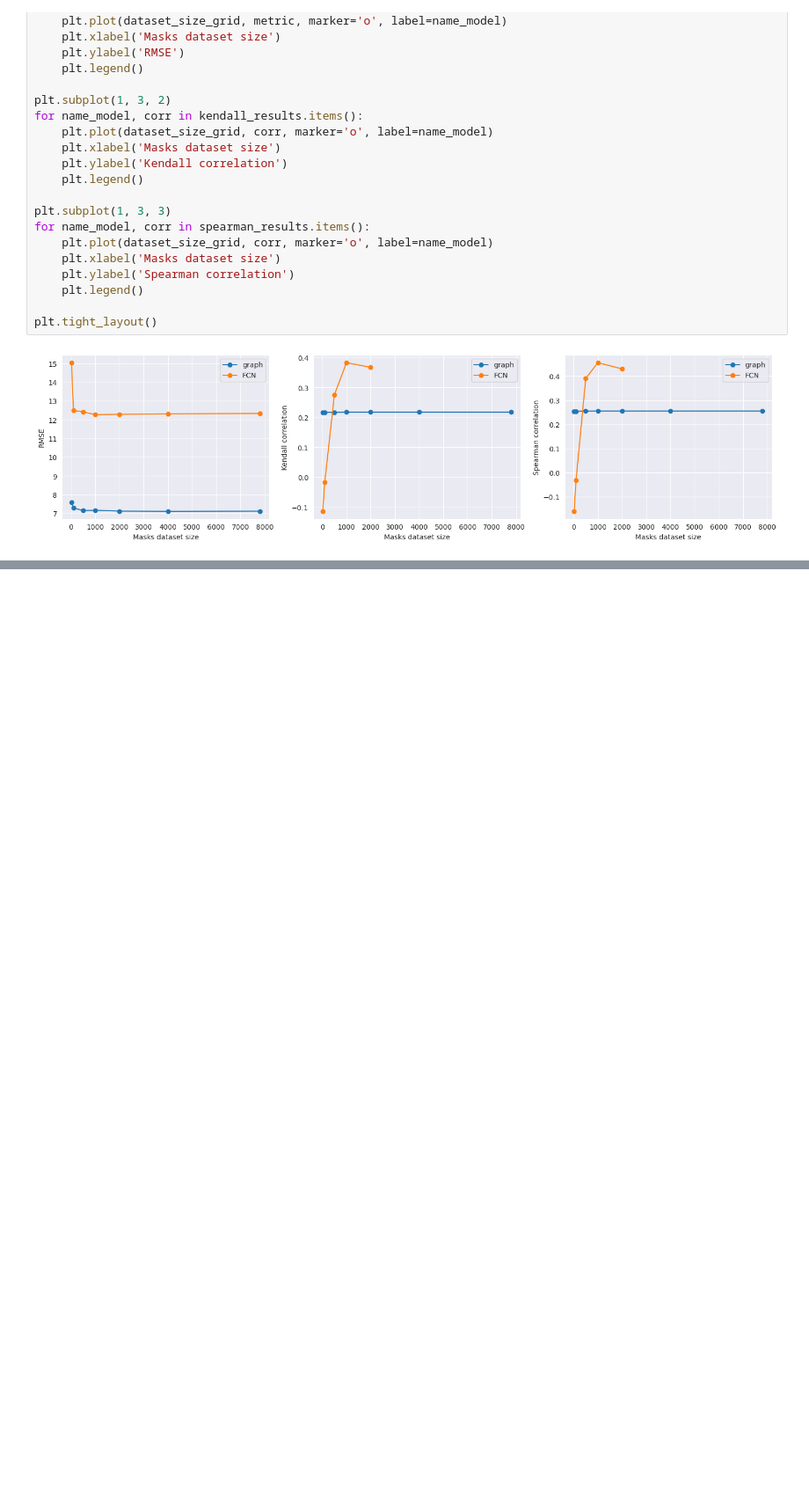
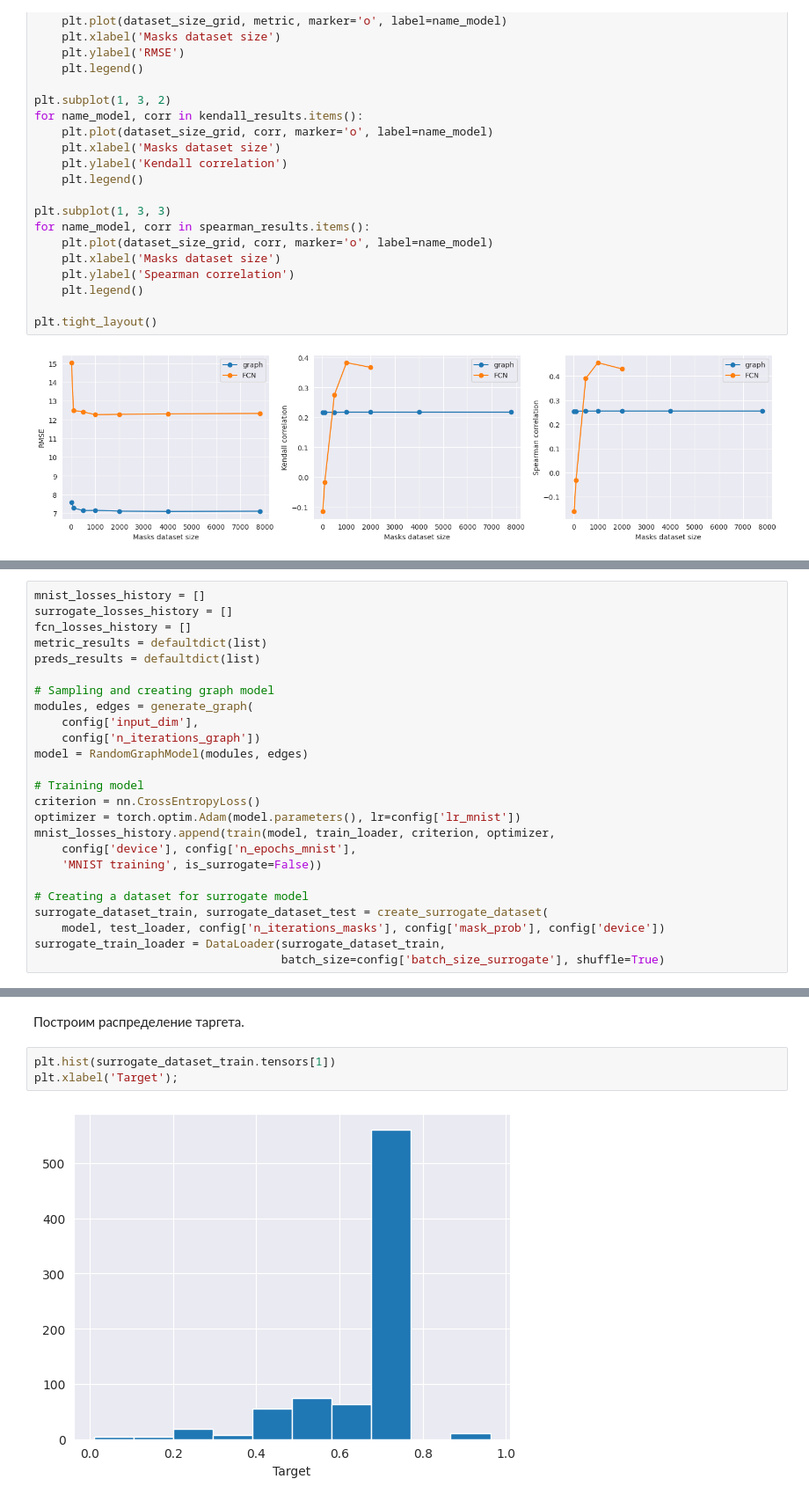
Before and after one commit to intsystems/Zero-shot-structural-pruning, a Jupyter notebook: notebooks/graphmodel.ipynb, the cells around one changed output, grey strips where cells are left out. Shown at 88% size. Saved outputs shown, nothing was run; the diff lists cells and outputs as text; blank space fills up the shorter version.

```diff
--- a/notebooks/graphmodel.ipynb
+++ b/notebooks/graphmodel.ipynb
@@ -2820,0 +2917,25 @@ plt.tight_layout()
+# %%
+mnist_losses_history = []
+surrogate_losses_history = []
+fcn_losses_history = []
+metric_results = defaultdict(list)
+preds_results = defaultdict(list)
+
+# Sampling and creating graph model
+modules, edges = generate_graph(
+    config['input_dim'],
+    config['n_iterations_graph'])
+model = RandomGraphModel(modules, edges)
+
+# Training model
+criterion = nn.CrossEntropyLoss()
+optimizer = torch.optim.Adam(model.parameters(), lr=config['lr_mnist'])
+mnist_losses_history.append(train(model, train_loader, criterion, optimizer,
+    config['device'], config['n_epochs_mnist'],
+    'MNIST training', is_surrogate=False))
+
+# Creating a dataset for surrogate model
+surrogate_dataset_train, surrogate_dataset_test = create_surrogate_dataset(
+    model, test_loader, config['n_iterations_masks'], config['mask_prob'], config['device'])
+surrogate_train_loader = DataLoader(surrogate_dataset_train,
+                                    batch_size=config['batch_size_surrogate'], shuffle=True)
@@ -2820,0 +3017,7 @@ plt.tight_layout()
+# %% [markdown]
+Построим распределение таргета.
+# %%
+plt.hist(surrogate_dataset_train.tensors[1])
+plt.xlabel('Target');
+# %% [output]
+[figure, added]
```
Also changed, not shown: parts of 27 cells of this notebook.
